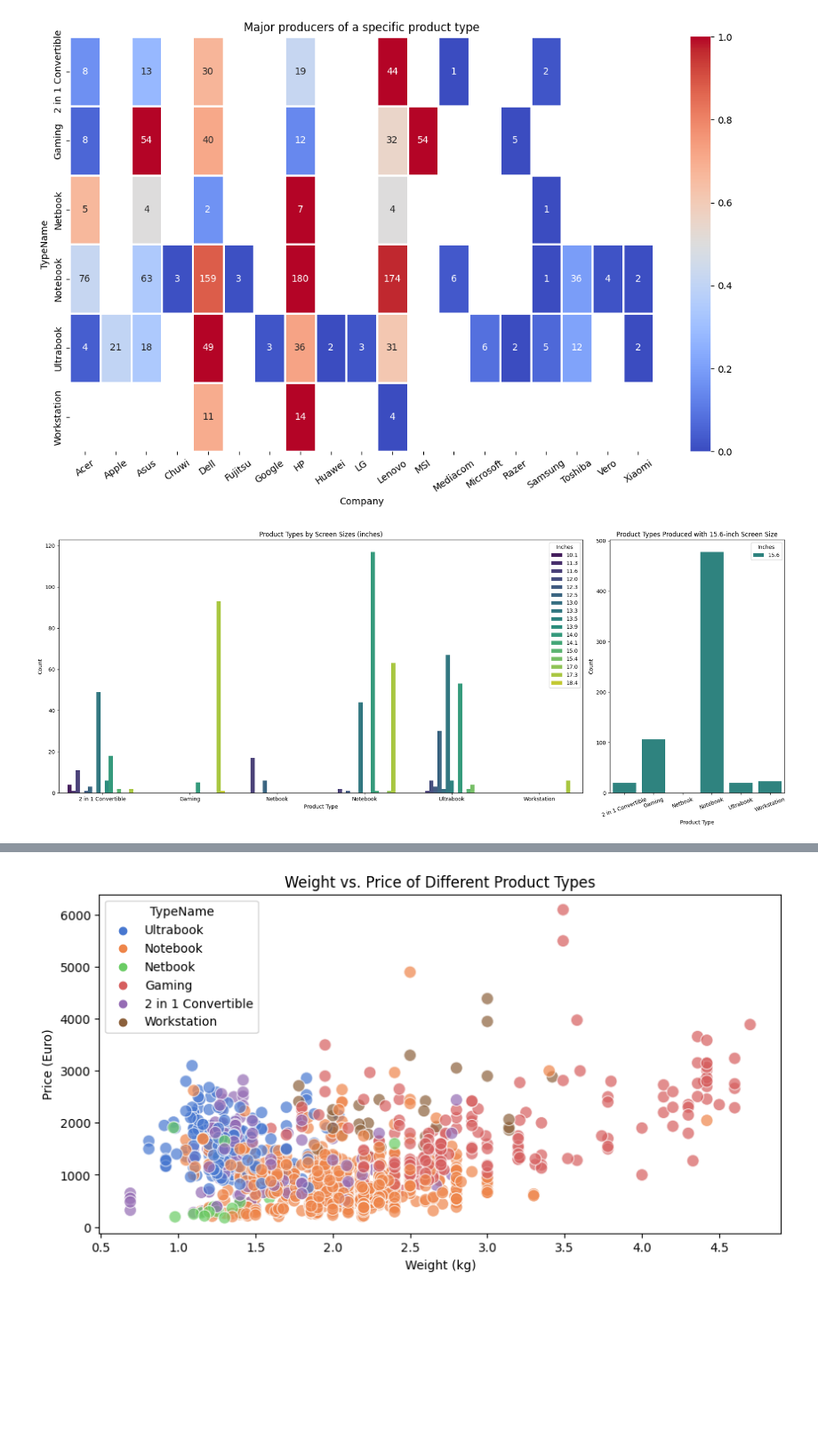
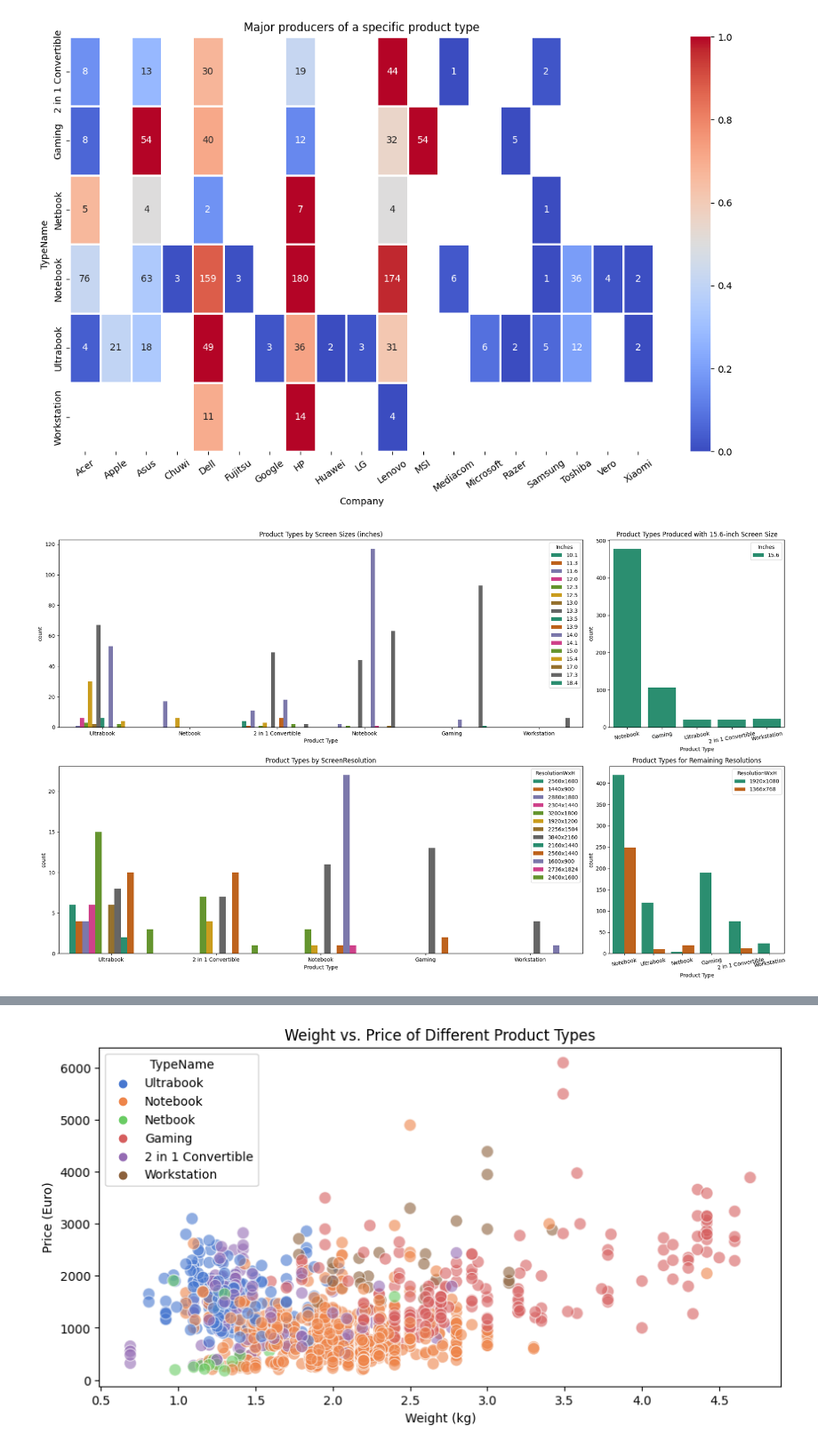
Before and after one commit to FarzanehSoltanzadeh/Regression, a Jupyter notebook: Multivariate Linear Regression/Implementation.ipynb, the cells around one changed output, grey strips where cells are left out. Shown at 89% size. Cells and saved outputs as stored; diff of their text form; code cells hidden in the pictures; blank space fills up the shorter version.

Commit message:
Add plots

```diff
--- a/Multivariate Linear Regression/Implementation.ipynb
+++ b/Multivariate Linear Regression/Implementation.ipynb
@@ -146,6 +146,11 @@ def plot_sns_bar(axes, data, x, y, hue=None, legend=False, legLoc="upper right",
     axes.set_ylabel(ylabel)
     if legend:
         axes.legend(title=hue, loc=legLoc)
+
+def plot_sns_count(axes, data, x, hue=None, title="", xlabel="", palette="Dark2"):
+    sns.countplot(ax=axes, x=x, hue=hue, data=data, palette=palette)
+    axes.set_title(title)
+    axes.set_xlabel(xlabel)
 # %%
 fig, axes = plt.subplots(nrows=3, ncols=2, figsize=(17, 15))
 axes = axes.flatten()
@@ -284,23 +290,32 @@ plt.show()
 # %% [output]
 [figure]
 # %%
-inch_pt = df.groupby(['TypeName', 'Inches']).size().unstack()
-inch_pt_melted = inch_pt.reset_index().melt(id_vars="TypeName", var_name="Inches", value_name="Count")
-inch_pt_melted_15_6 = inch_pt_melted[inch_pt_melted['Inches'].isin([15.6])]
-inch_pt_melted = inch_pt_melted[~inch_pt_melted['Inches'].isin([15.6])]
+fig, axes = plt.subplots(nrows=2, ncols=2, figsize=(20, 12), gridspec_kw={'width_ratios': [3, 1]})
+axes = axes.flatten()
 
-fig, axes = plt.subplots(nrows=1, ncols=2, figsize=(20, 8), gridspec_kw={'width_ratios': [3, 1]})
-# Plot 1: without 15.6-inch
-plot_sns_bar(axes[0], inch_pt_melted, x="TypeName", y="Count",
-                        hue="Inches", legend= True,
-                        title="Product Types by Screen Sizes (inches)", xlabel="Product Type", ylabel="Count")
-# Plot 2: for 15.6-inch
-plot_sns_bar(axes[1], inch_pt_melted_15_6, x="TypeName", y="Count",
-                        hue="Inches", legend= True,
-                        title="Product Types Produced with 15.6-inch Screen Size", xlabel="Product Type", ylabel="Count")
-axes[1].tick_params(axis='x', rotation=20)
+df_15_6inc, df_otherinc = df[df['Inches'] == 15.6], df[df['Inches'] != 15.6]
+# Plot 1.1: inches/ excluding 15.6
+plot_sns_count(axes[0], x='TypeName', hue='Inches', data=df_otherinc,
+               title="Product Types by Screen Sizes (inches)", xlabel="Product Type")
+
+# Plot 1.2: incges/ for 15.6
+plot_sns_count(axes[1], x='TypeName', hue='Inches', data=df_15_6inc,
+               title="Product Types Produced with 15.6-inch Screen Size", xlabel="Product Type")
+axes[1].tick_params(axis='x', rotation=10)
+
+
+df["ResolutionWxH"] = df['ScreenResolution'].apply(lambda x: x.split()[-1])
+df_19_13res, df_other_res = df[df['ResolutionWxH'].isin(["1920x1080", "1366x768"])], df[~df['ResolutionWxH'].isin(["1920x1080", "1366x768"])]
+# Plot 2.1: ScreenResolution/ excluding "1920x1080", "1366x768"
+plot_sns_count(axes[2], x='TypeName', hue='ResolutionWxH', data=df_other_res,
+               title="Product Types by ScreenResolution", xlabel="Product Type")
+
+# Plot 2.2: ScreenResolution/ for "1920x1080", "1366x768"
+plot_sns_count(axes[3], x='TypeName', hue='ResolutionWxH', data=df_19_13res,
+               title="Product Types for Remaining Resolutions", xlabel="Product Type")
+plt.xticks(rotation=10)
 
 plt.tight_layout()
 plt.show()
 # %% [output]
-[figure, old version]
+[figure, new version]
```
Also changed, not shown: parts of 9 cells of this notebook.
